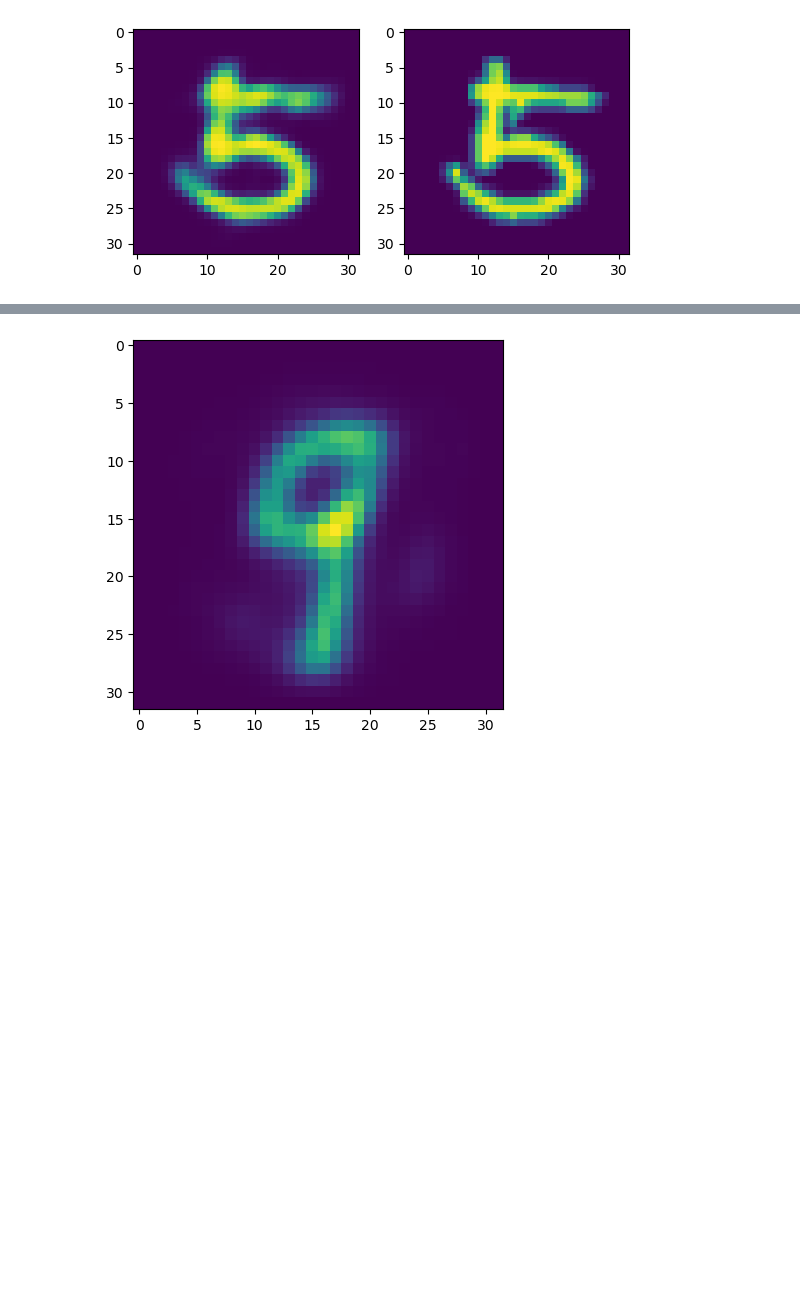
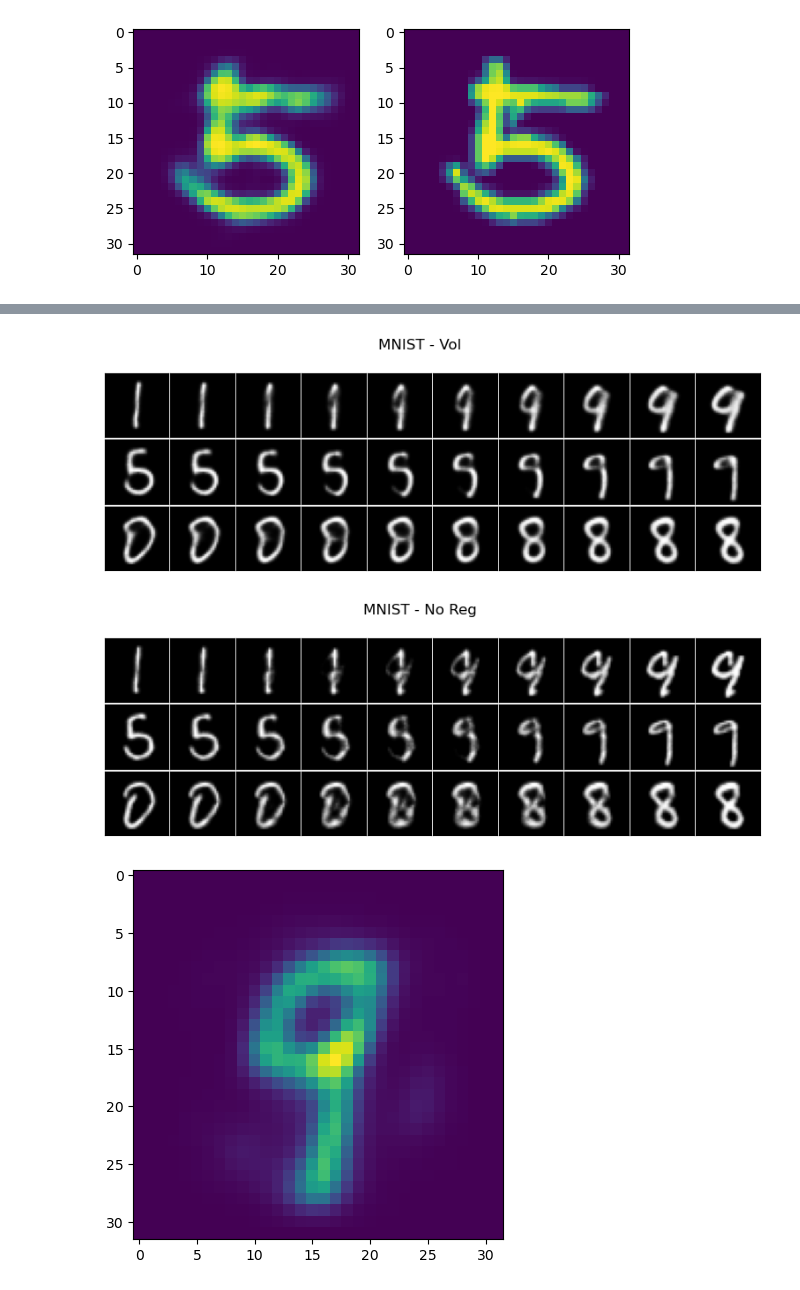
Before and after one commit to IDEALLab/Least_Volume_ICLR2024, a Jupyter notebook: notebook/reconstruction_image_dp.ipynb, the cells around one changed output, grey strips where cells are left out. Saved outputs shown, nothing was run; the diff lists cells and outputs as text; code cells hidden in the pictures; blank space fills up the shorter version.

```diff
--- a/notebook/reconstruction_image_dp.ipynb
+++ b/notebook/reconstruction_image_dp.ipynb
@@ -206,3 +310,32 @@ ax.imshow(mnist_train[i, 0].detach().cpu())
+# %%
+fig, axs = plt.subplots(3, 10, figsize=(8, 3))
+fig2, axs2 = plt.subplots(3, 10, figsize=(8, 3))
+for axs_, axs_2 in zip(axs, axs2):
+    i, j = np.random.randint(0, 10000, 2)
+    for ff, ax in zip(np.linspace(0, 1, 10), axs_):
+        z_m = (ae.encode(mnist_test[[i, j]]) * torch.as_tensor([ff, 1-ff], dtype=torch.float).reshape(2, 1).to('cuda:5')).sum(0, keepdim=True)
+        ax.imshow(ae.decode(z_m)[0, 0].detach().cpu(), cmap='gray')
+
+    for ff, ax in zip(np.linspace(0, 1, 10), axs_2):
+        z_m = (nae.encode(mnist_test[[i, j]]) * torch.as_tensor([ff, 1-ff], dtype=torch.float).reshape(2, 1).to('cuda:5')).sum(0, keepdim=True)
+        ax.imshow(nae.decode(z_m)[0, 0].detach().cpu(), cmap='gray')
+
+fig.suptitle('MNIST - Vol')
+fig.tight_layout()
+[axi.set_xticks([]) for axi in axs.ravel()]
+[axi.set_yticks([]) for axi in axs.ravel()]
+fig.subplots_adjust(wspace=0.03, hspace=0.03)
+fig.show()
+
+fig2.suptitle('MNIST - No Reg')
+fig2.tight_layout()
+[axi.set_xticks([]) for axi in axs2.ravel()]
+[axi.set_yticks([]) for axi in axs2.ravel()]
+fig2.subplots_adjust(wspace=0.03, hspace=0.03)
+fig2.show()
+# %% [output]
+[figure, added]
+[figure, added]
 # %%
 i = 4000; j = 900
 for ff in np.linspace(0, 1, 10):
```
Also changed, not shown: parts of 23 cells of this notebook, 3 other files.
